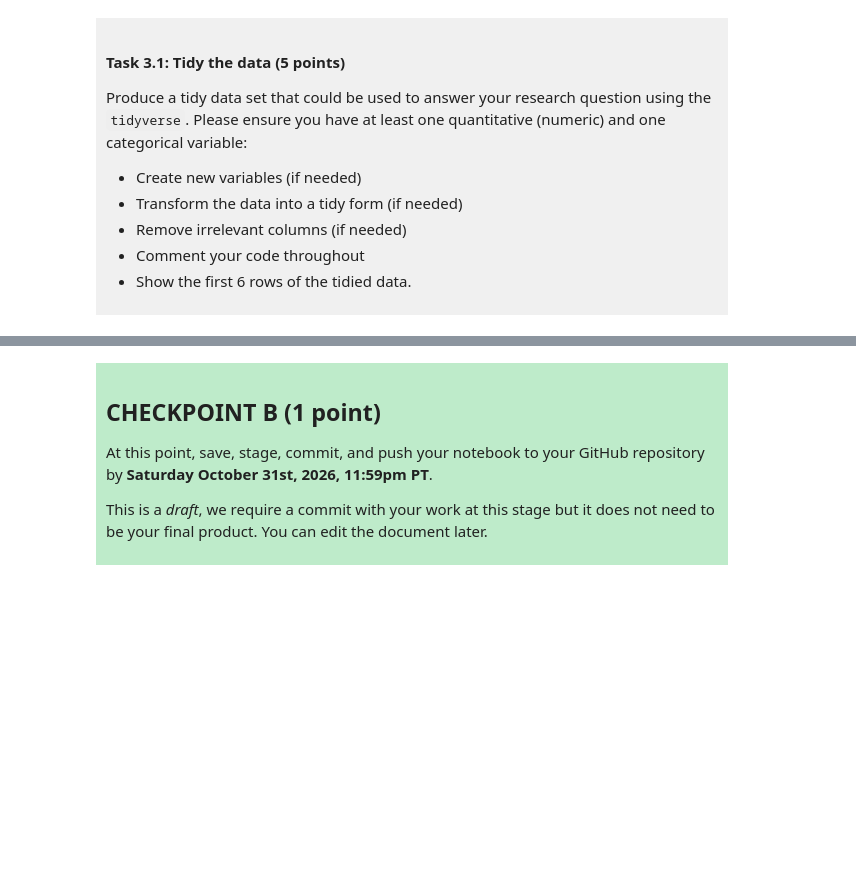
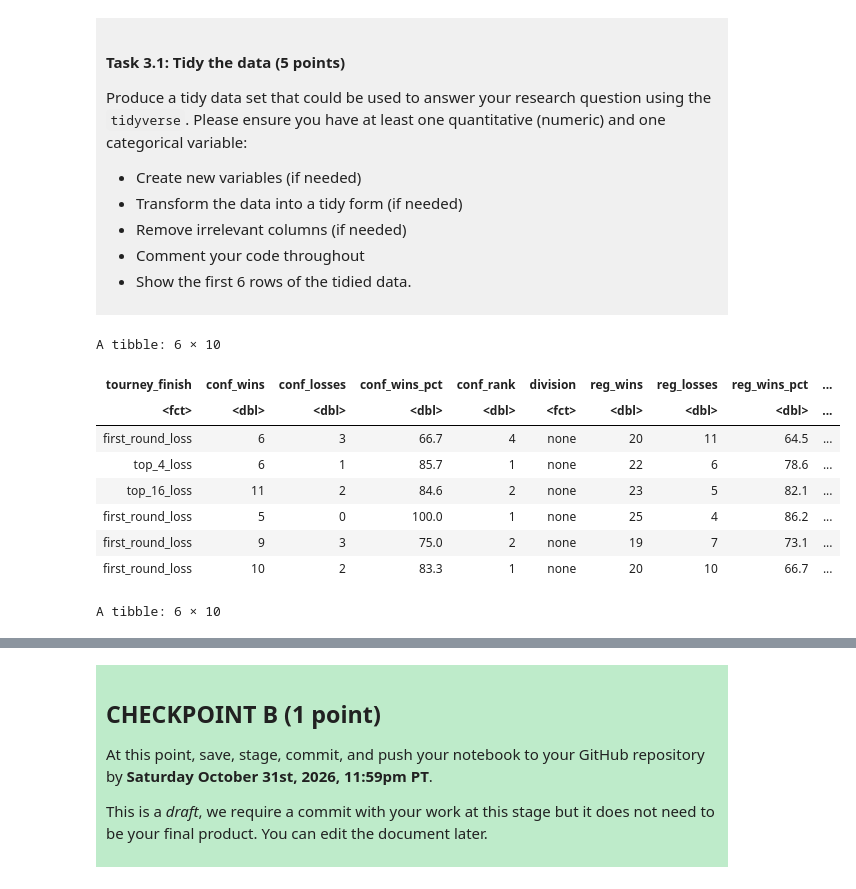
Before and after one commit to Jessicafel/dsci-100-project-Jessica-Felicia, a Jupyter notebook: dsci-100-project-notebook.ipynb, the cells around one changed output, grey strips where cells are left out. Saved outputs shown, nothing was run; the diff lists cells and outputs as text; code cells hidden in the pictures; blank space fills up the shorter version.

```diff
--- a/dsci-100-project-notebook.ipynb
+++ b/dsci-100-project-notebook.ipynb
@@ -190,3 +229,27 @@ Produce a tidy data set that could be used to answer your research question usin
 </div>
 # %%
 ### EDIT THIS CODE CELL ###
+
+data_tidy <- data |>
+    filter(is.na(conf_wins) == FALSE,
+         is.na(conf_losses) == FALSE,
+         is.na(conf_wins_pct) == FALSE,
+         is.na(conf_rank) == FALSE) |>
+  mutate(division = replace_na(division, "none"), division = as_factor(division),
+    tourney_finish = as_factor(tourney_finish)) |>
+  select(tourney_finish, conf_wins, conf_losses, conf_wins_pct, conf_rank, division, reg_wins, reg_losses, reg_wins_pct, year)
+
+head(data_tidy, 6)
+
+tail(data_tidy, 6)
+# %% [output]
+A tibble: 6 × 10
+| tourney_finish | conf_wins | conf_losses | conf_wins_pct | conf_rank | division | reg_wins | reg_losses | reg_wins_pct | ... |
+| <fct> | <dbl> | <dbl> | <dbl> | <dbl> | <fct> | <dbl> | <dbl> | <dbl> | ... |
+| first_round_loss | 6 | 3 | 66.7 | 4 | none | 20 | 11 | 64.5 | ... |
+| top_4_loss | 6 | 1 | 85.7 | 1 | none | 22 | 6 | 78.6 | ... |
+| top_16_loss | 11 | 2 | 84.6 | 2 | none | 23 | 5 | 82.1 | ... |
+| first_round_loss | 5 | 0 | 100.0 | 1 | none | 25 | 4 | 86.2 | ... |
+| first_round_loss | 9 | 3 | 75.0 | 2 | none | 19 | 7 | 73.1 | ... |
+| first_round_loss | 10 | 2 | 83.3 | 1 | none | 20 | 10 | 66.7 | ... |
+A tibble: 6 × 10
```
Also changed, not shown: parts of 4 cells of this notebook.
